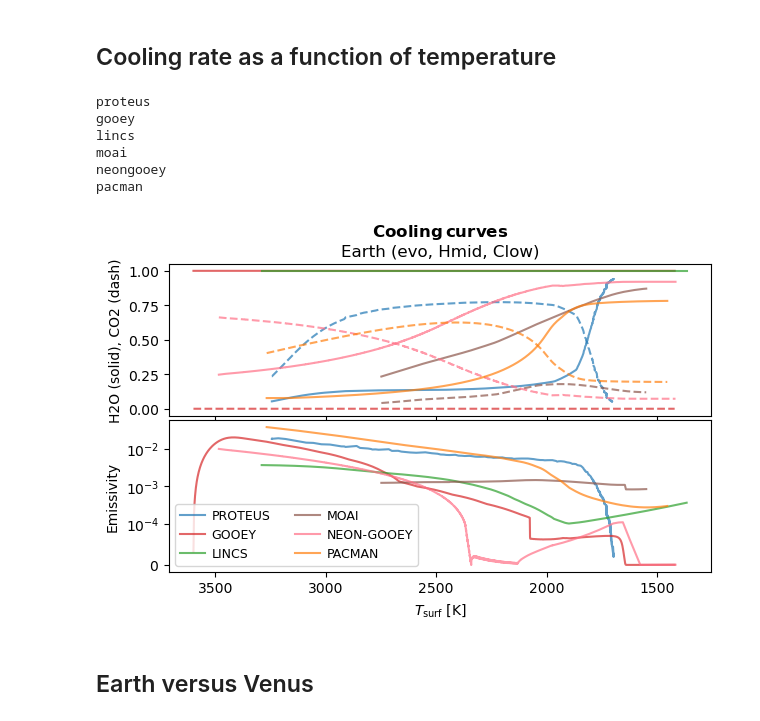
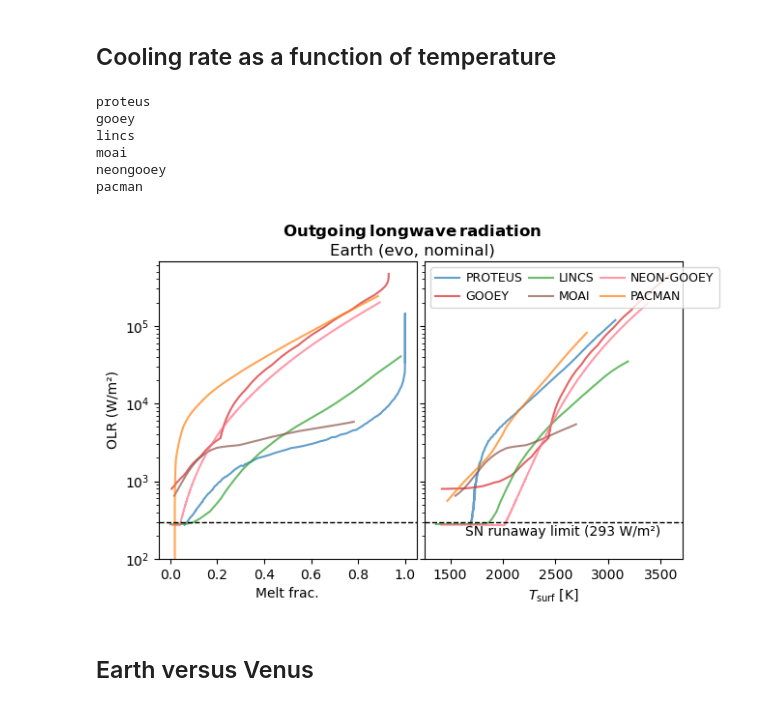
Before and after one commit to lena-noack/chili, a Jupyter notebook: intercomparison/analysis_solarsystem/grids.ipynb, the cells around one changed output. Saved outputs shown, nothing was run; the diff lists cells and outputs as text; code cells hidden in the pictures.

```diff
--- a/intercomparison/analysis_solarsystem/grids.ipynb
+++ b/intercomparison/analysis_solarsystem/grids.ipynb
@@ -316,66 +343,65 @@ pacman
 # %% [markdown]
 ## Cooling rate as a function of temperature
 # %%
-fig,axs = plt.subplots(2,1, figsize=(7,4), sharex=True)
-axt, axb = axs
+fig,axs = plt.subplots(1,2, figsize=(7,4), sharey=True)
+axl, axr = axs
 
-controls = ["evo", "Hmid", "Clow"]
-xkey = "T_surf(K)"
+controls = ["evo", "nominal"]
+xkeys = ["phi(vol_frac)", "T_surf(K)"]
 
 for m in models:
     print(m)
     d = models_data[m]["earth"]
     col = get_color(m)
     lbl = get_label(m)
 
     for case in d.keys():
         if np.all([param in case for param in controls]):
 
             # idx = np.argmin(np.abs(d[case]["phi(vol_frac)"] - phi_compare))
             row = d[case]#.iloc[idx]
 
             col = get_color(m)
             al = 0.7
 
-            mask = np.argsort(row[xkey])[::-1][10:]
-            row = row.iloc[mask]
+            for (ax,xkey) in zip((axl, axr), xkeys):
+                mask = np.argsort(row[xkey])[::-1][10:]
+                row = row.iloc[mask]
 
-            x = np.array(row[xkey])
+                x = np.array(row[xkey])
+                y = np.array(row["flux_OLR(W/m2)"])#/_planck(row["T_surf(K)"]))
+                ax.plot(x, y, color=col, alpha=al, label=lbl, zorder=4)
 
-            y = np.array(row[f"p_H2O(bar)"]/row["p_surf(bar)"])
-            axt.plot(x, y, color=col, alpha=al, ls='-')
+# bb_eps = 0.01
+# xx = np.linspace(1500, 3500, 100)
+# ax.plot(xx, _planck(xx)*bb_eps, color="k", ls="--", lw=1, zorder=6)
+# ax.text(3500, _planck(3500)*bb_eps, f"Blackbody with ε = {bb_eps:.2f}", ha='right', va='bottom')
 
-            y = np.array(row[f"p_CO2(bar)"]/row["p_surf(bar)"])
-            axt.plot(x, y, color=col, alpha=al, ls='--')
+SN_olr = 293.0
+for ax,xkey in zip((axl, axr), xkeys):
+    ax.set_xlabel(get_label(xkey))
+    ax.axhline(y=SN_olr, color="k", ls="--", lw=1, zorder=6)
+axr.text(3500, SN_olr-20, f"SN runaway limit ({SN_olr:.0f} W/m²)", ha='right', va='top')
+axl.set_ylabel(r"OLR (W/m²)")
+axl.set_yscale("log")
+axl.set_ylim(bottom=1e2)
 
-            y = np.array(row["flux_surf(W/m2)"]/_planck(row["T_surf(K)"]))
-            axb.plot(x, y, color=col, alpha=al, label=lbl, zorder=4)
+axr.legend(loc='upper left', bbox_to_anchor=(0, 1), ncols=3, fontsize=9, handletextpad=0.5, columnspacing=0.5, framealpha=0.8)
 
+title = r"$\bf Outgoing\,longwave\,radiation$" + "\n" + get_label(planet) + f" ({', '.join(controls)})"
+fig.suptitle(title)
 
-axt.set_ylabel("H2O (solid), CO2 (dash)")
-# axt.set_yscale("symlog", linthresh=1e-3)
-
-axb.set_xlabel(get_label(xkey))
-axb.set_ylabel("Emissivity")
-axb.set_yscale("symlog", linthresh=1e-4)
-
-axb.invert_xaxis()
-axb.legend(loc='lower left', bbox_to_anchor=(0, 0), ncols=2, fontsize=9, handletextpad=0.5)
-
-title = r"$\bf Cooling\,curves$" + "\n" + get_label(planet) + f" ({', '.join(controls)})"
-axt.set_title(title)
-
-fig.subplots_adjust(hspace=0.03)
+fig.subplots_adjust(wspace=0.03)
 
 plt.show()
 # %% [output]
 proteus
 gooey
 lincs
 moai
 neongooey
 pacman
-[figure, old version]
+[figure, new version]
 # %% [markdown]
 ## Earth versus Venus
 # %%
```
Also changed, not shown: parts of 5 cells of this notebook.
